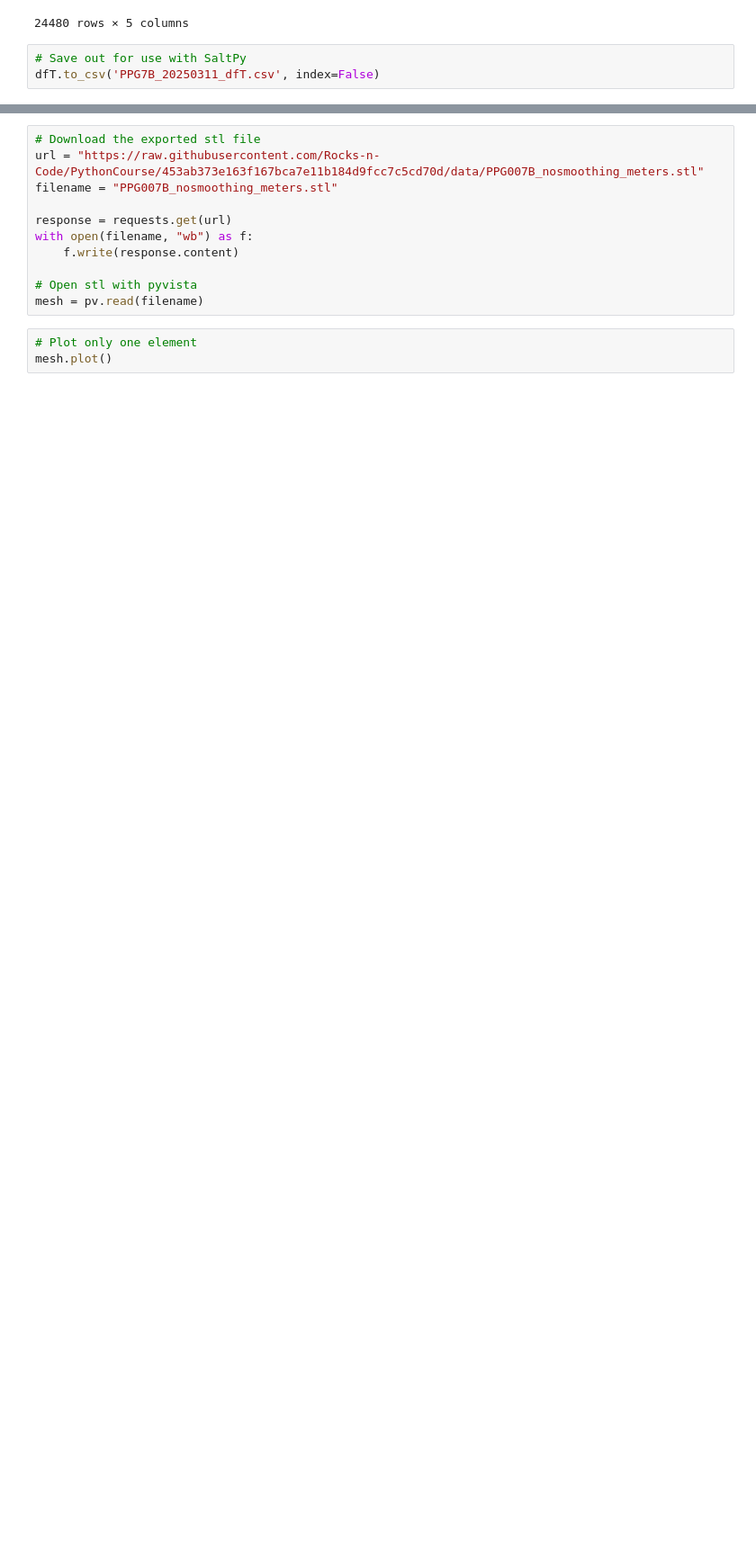
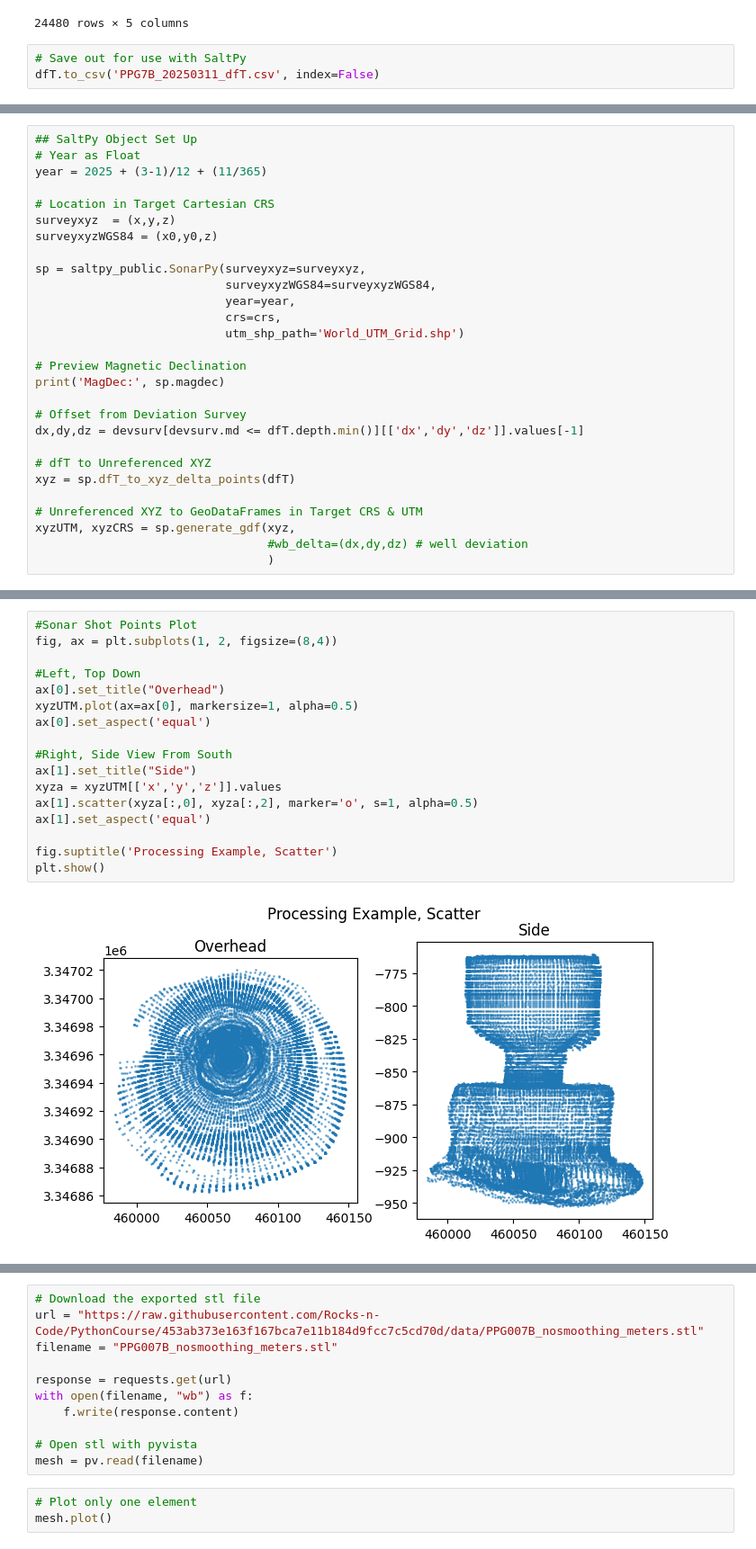
Before and after one commit to Rocks-n-Code/PythonCourse, a Jupyter notebook: Salt_Cavern_Workflows.ipynb, the cells around one changed output, grey strips where cells are left out. Shown at 90% size. Saved outputs shown, nothing was run; the diff lists cells and outputs as text; blank space fills up the shorter version.

```diff
--- a/Salt_Cavern_Workflows.ipynb
+++ b/Salt_Cavern_Workflows.ipynb
@@ -616,0 +622,28 @@ SaltPy implements spherical-to-Cartesian coordinate transformations, enabling di
+# %%
+## SaltPy Object Set Up
+# Year as Float
+year = 2025 + (3-1)/12 + (11/365)
+
+# Location in Target Cartesian CRS
+surveyxyz  = (x,y,z)
+surveyxyzWGS84 = (x0,y0,z)
+
+sp = saltpy_public.SonarPy(surveyxyz=surveyxyz,
+                           surveyxyzWGS84=surveyxyzWGS84,
+                           year=year,
+                           crs=crs,
+                           utm_shp_path='World_UTM_Grid.shp')
+
+# Preview Magnetic Declination
+print('MagDec:', sp.magdec)
+
+# Offset from Deviation Survey
+dx,dy,dz = devsurv[devsurv.md <= dfT.depth.min()][['dx','dy','dz']].values[-1]
+
+# dfT to Unreferenced XYZ
+xyz = sp.dfT_to_xyz_delta_points(dfT)
+
+# Unreferenced XYZ to GeoDataFrames in Target CRS & UTM
+xyzUTM, xyzCRS = sp.generate_gdf(xyz,
+                                 #wb_delta=(dx,dy,dz) # well deviation
+                                 )
@@ -616,0 +652,19 @@ SaltPy implements spherical-to-Cartesian coordinate transformations, enabling di
+# %%
+#Sonar Shot Points Plot
+fig, ax = plt.subplots(1, 2, figsize=(8,4))
+
+#Left, Top Down
+ax[0].set_title("Overhead")
+xyzUTM.plot(ax=ax[0], markersize=1, alpha=0.5)
+ax[0].set_aspect('equal')
+
+#Right, Side View From South
+ax[1].set_title("Side")
+xyza = xyzUTM[['x','y','z']].values
+ax[1].scatter(xyza[:,0], xyza[:,2], marker='o', s=1, alpha=0.5)
+ax[1].set_aspect('equal')
+
+fig.suptitle('Processing Example, Scatter')
+plt.show()
+# %% [output]
+[figure, added]
```
Also changed, not shown: parts of 17 cells of this notebook.
